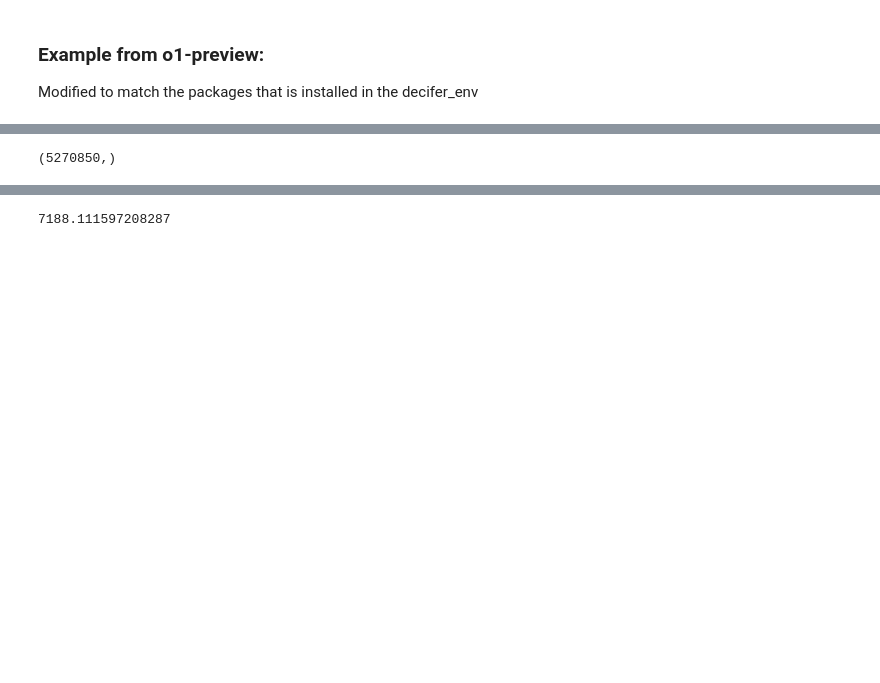
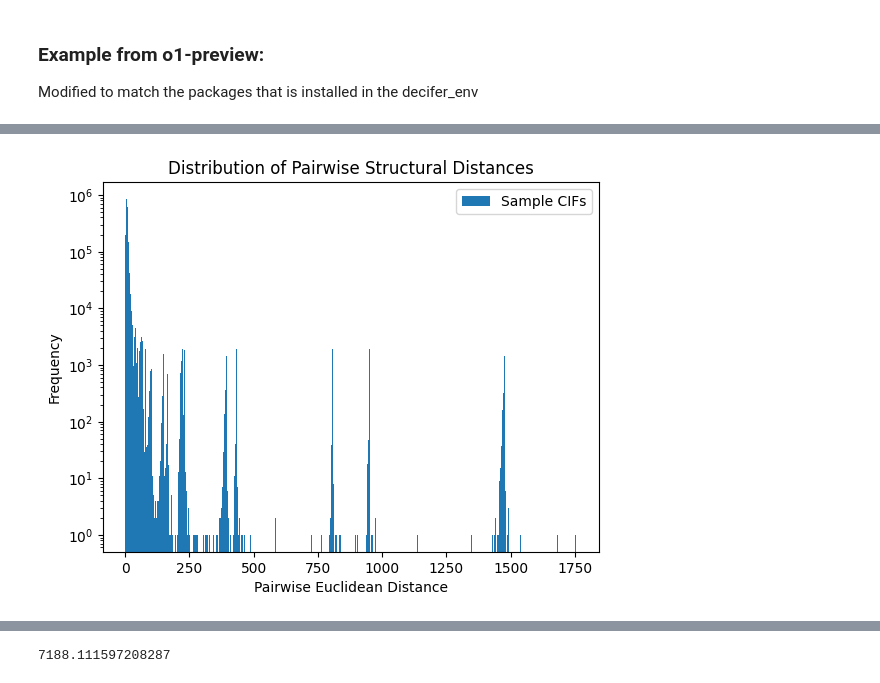
Before and after one commit to zhaohan-alan/decifier, a Jupyter notebook: notebooks/SOAP_kernel.ipynb, the cells around one changed output, grey strips where cells are left out. Saved outputs shown, nothing was run; the diff lists cells and outputs as text; code cells hidden in the pictures; blank space fills up the shorter version.

```diff
--- a/notebooks/SOAP_kernel.ipynb
+++ b/notebooks/SOAP_kernel.ipynb
@@ -151,4 +167,6 @@ plt.show()
 # %%
-soap_b.shape
+from scipy.spatial.distance import pdist
+
+# Compute pairwise distances within the sample dataset
+pairwise_distances = pdist(soaps_a, metric='euclidean')
+pairwise_distances
-# %% [output]
-(5270850,)
@@ -154,0 +176,12 @@ soap_b.shape
+# %%
+import matplotlib.pyplot as plt
+
+plt.hist(pairwise_distances, bins=500, label='Sample CIFs')
+plt.xlabel('Pairwise Euclidean Distance')
+plt.ylabel('Frequency')
+plt.title('Distribution of Pairwise Structural Distances')
+plt.legend()
+plt.yscale('log')
+plt.show()
+# %% [output]
+[figure, added]
```
Also changed, not shown: parts of 17 cells of this notebook, 3 other files.
